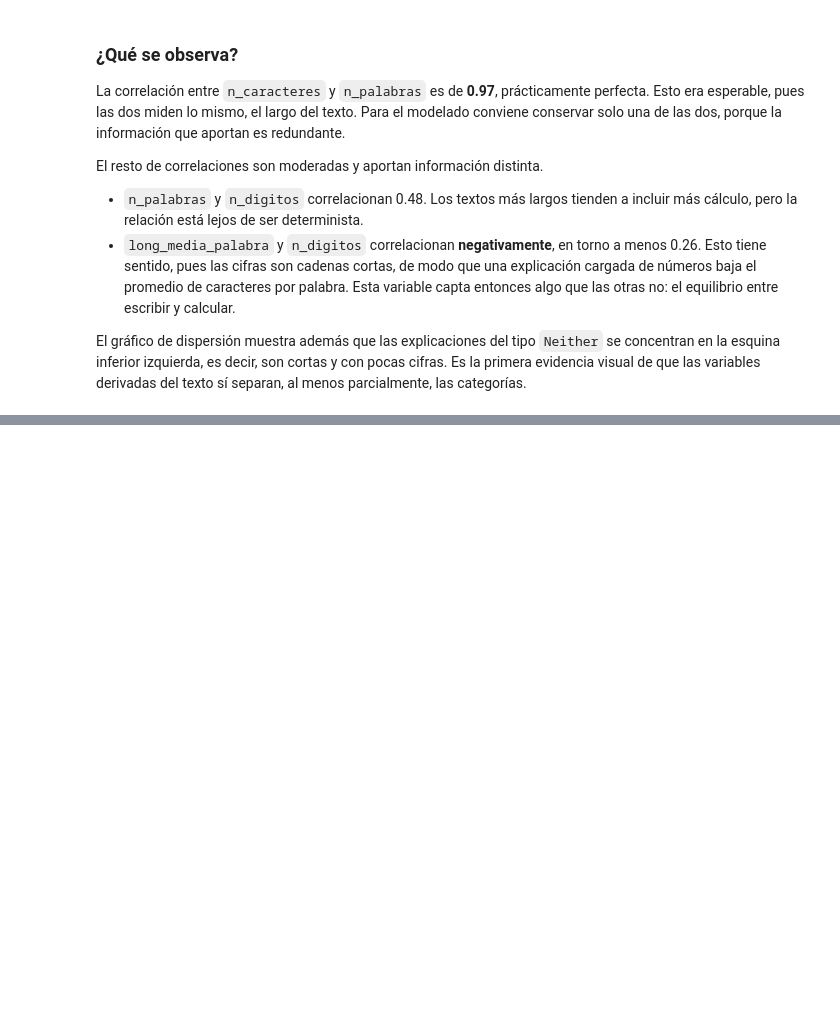
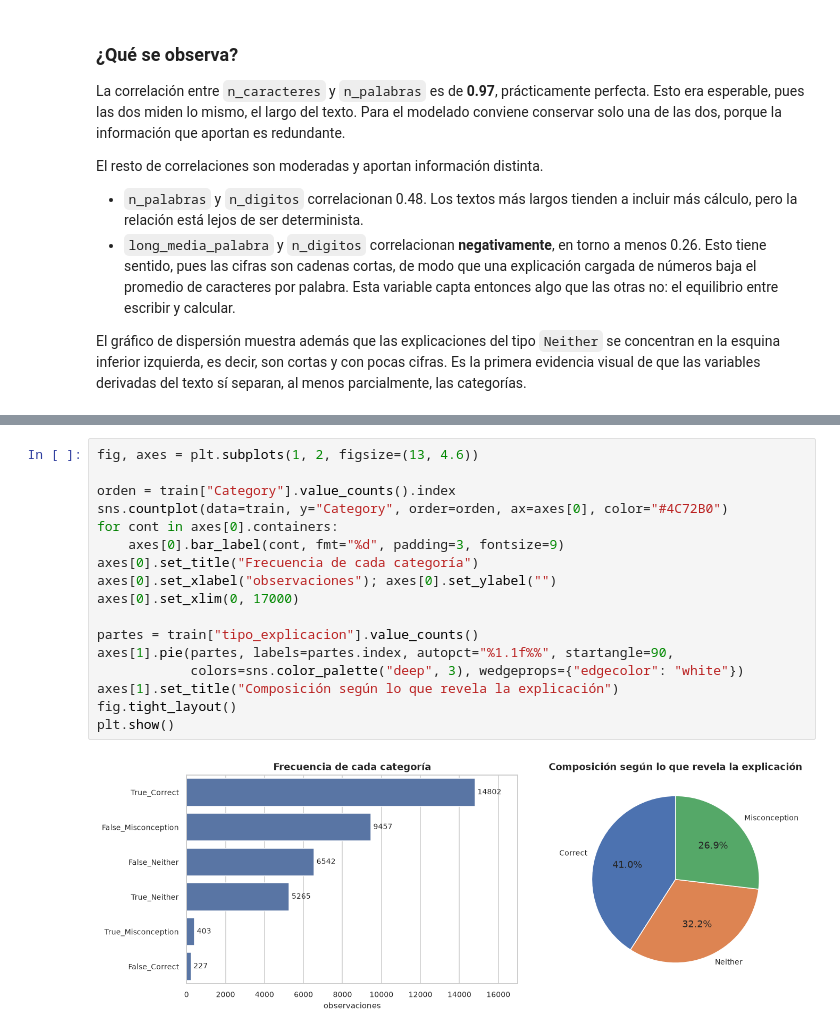
Before and after one commit to Tunchxz/math-misconception-map, a Jupyter notebook: notebooks/02_eda.ipynb, the cells around one changed output, grey strips where cells are left out. Saved outputs shown, nothing was run; the diff lists cells and outputs as text; blank space fills up the shorter version.

```diff
--- a/notebooks/02_eda.ipynb
+++ b/notebooks/02_eda.ipynb
@@ -219,0 +240,19 @@ El gráfico de dispersión muestra además que las explicaciones del tipo `Neith
+# %%
+fig, axes = plt.subplots(1, 2, figsize=(13, 4.6))
+
+orden = train["Category"].value_counts().index
+sns.countplot(data=train, y="Category", order=orden, ax=axes[0], color="#4C72B0")
+for cont in axes[0].containers:
+    axes[0].bar_label(cont, fmt="%d", padding=3, fontsize=9)
+axes[0].set_title("Frecuencia de cada categoría")
+axes[0].set_xlabel("observaciones"); axes[0].set_ylabel("")
+axes[0].set_xlim(0, 17000)
+
+partes = train["tipo_explicacion"].value_counts()
+axes[1].pie(partes, labels=partes.index, autopct="%1.1f%%", startangle=90,
+            colors=sns.color_palette("deep", 3), wedgeprops={"edgecolor": "white"})
+axes[1].set_title("Composición según lo que revela la explicación")
+fig.tight_layout()
+plt.show()
+# %% [output]
+[figure, added]
```
Also changed, not shown: parts of 12 cells of this notebook.
